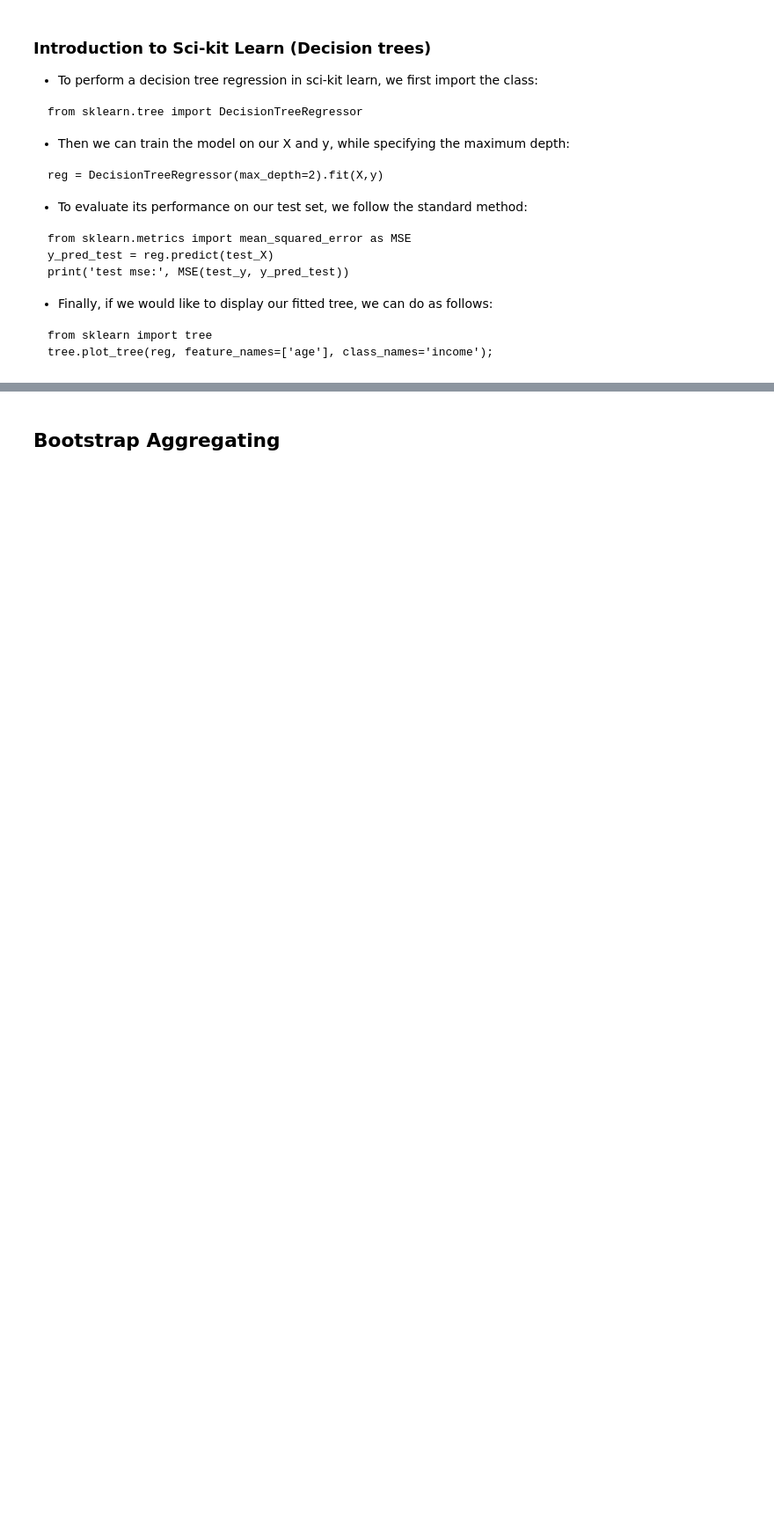
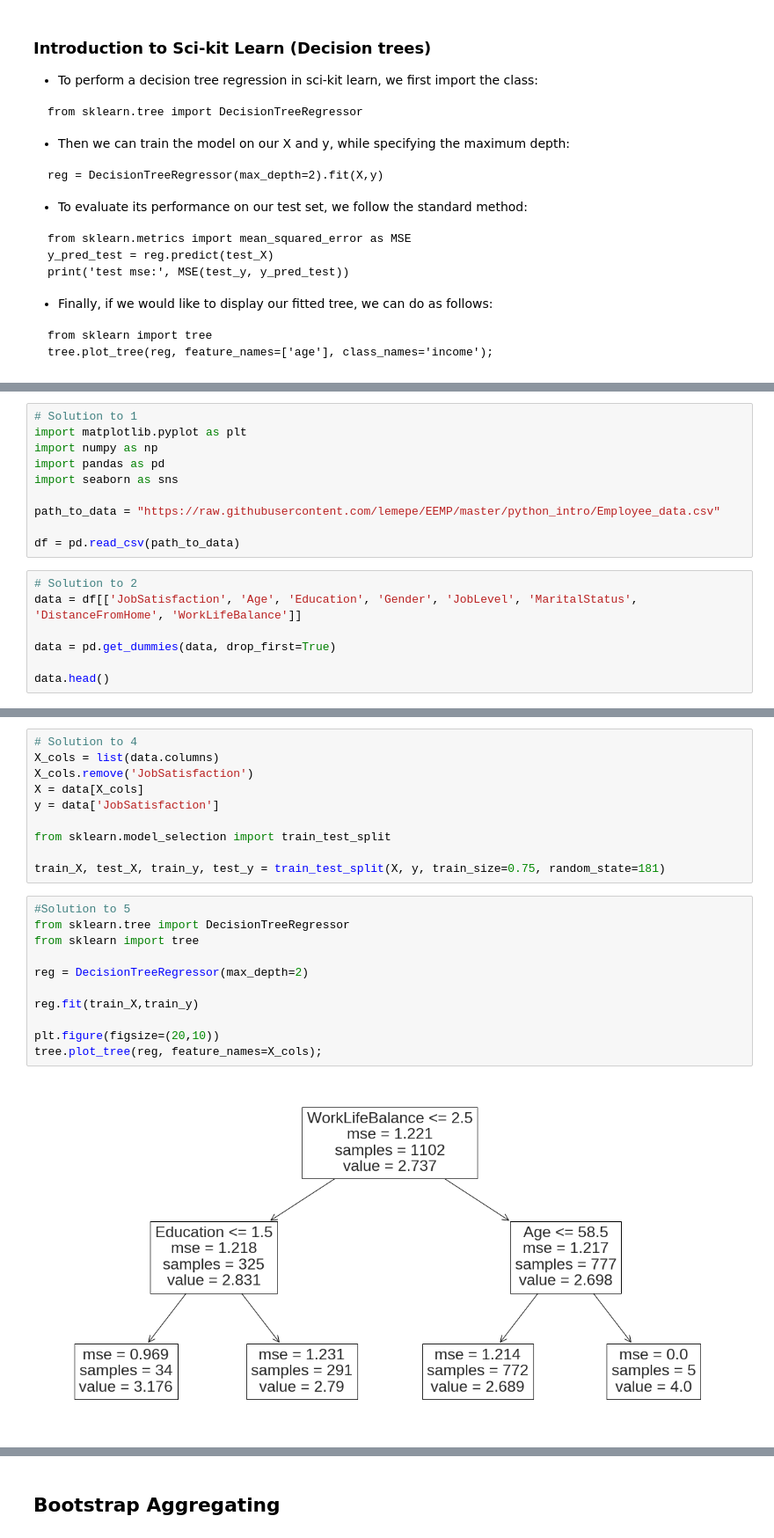
Before and after one commit to armoutihansen/EEMP2019, a Jupyter notebook: content/part-5/sl2.ipynb, the cells around one changed output, grey strips where cells are left out. Shown at 88% size. Cells and saved outputs as stored; diff of their text form; blank space fills up the shorter version.

```diff
--- a/content/part-5/sl2.ipynb
+++ b/content/part-5/sl2.ipynb
@@ -1194,3 +1196,20 @@ tree.plot_tree(reg, feature_names=['age'], class_names='income');
 <br><br>
 6. Now use GridSearchCV to find the optimal decision tree with maximum depth ranging between 1 and 20. Display the optimal tree and print its performance on the test set. How does it compare to the simple linear regression's performance?
 </div></center>
+# %%
+# Solution to 1
+import matplotlib.pyplot as plt
+import numpy as np
+import pandas as pd
+import seaborn as sns
+
+path_to_data = "https://raw.githubusercontent.com/lemepe/EEMP/master/python_intro/Employee_data.csv"
+
+df = pd.read_csv(path_to_data)
+# %%
+# Solution to 2
+data = df[['JobSatisfaction', 'Age', 'Education', 'Gender', 'JobLevel', 'MaritalStatus', 'DistanceFromHome', 'WorkLifeBalance']]
+
+data = pd.get_dummies(data, drop_first=True)
+
+data.head()
@@ -1196,0 +1237,23 @@ tree.plot_tree(reg, feature_names=['age'], class_names='income');
+# %%
+# Solution to 4
+X_cols = list(data.columns)
+X_cols.remove('JobSatisfaction')
+X = data[X_cols]
+y = data['JobSatisfaction']
+
+from sklearn.model_selection import train_test_split
+
+train_X, test_X, train_y, test_y = train_test_split(X, y, train_size=0.75, random_state=181)
+# %%
+#Solution to 5
+from sklearn.tree import DecisionTreeRegressor
+from sklearn import tree
+
+reg = DecisionTreeRegressor(max_depth=2)
+
+reg.fit(train_X,train_y)
+
+plt.figure(figsize=(20,10))
+tree.plot_tree(reg, feature_names=X_cols);
+# %% [output]
+[figure, added]
```
Also changed, not shown: parts of 41 cells of this notebook.
